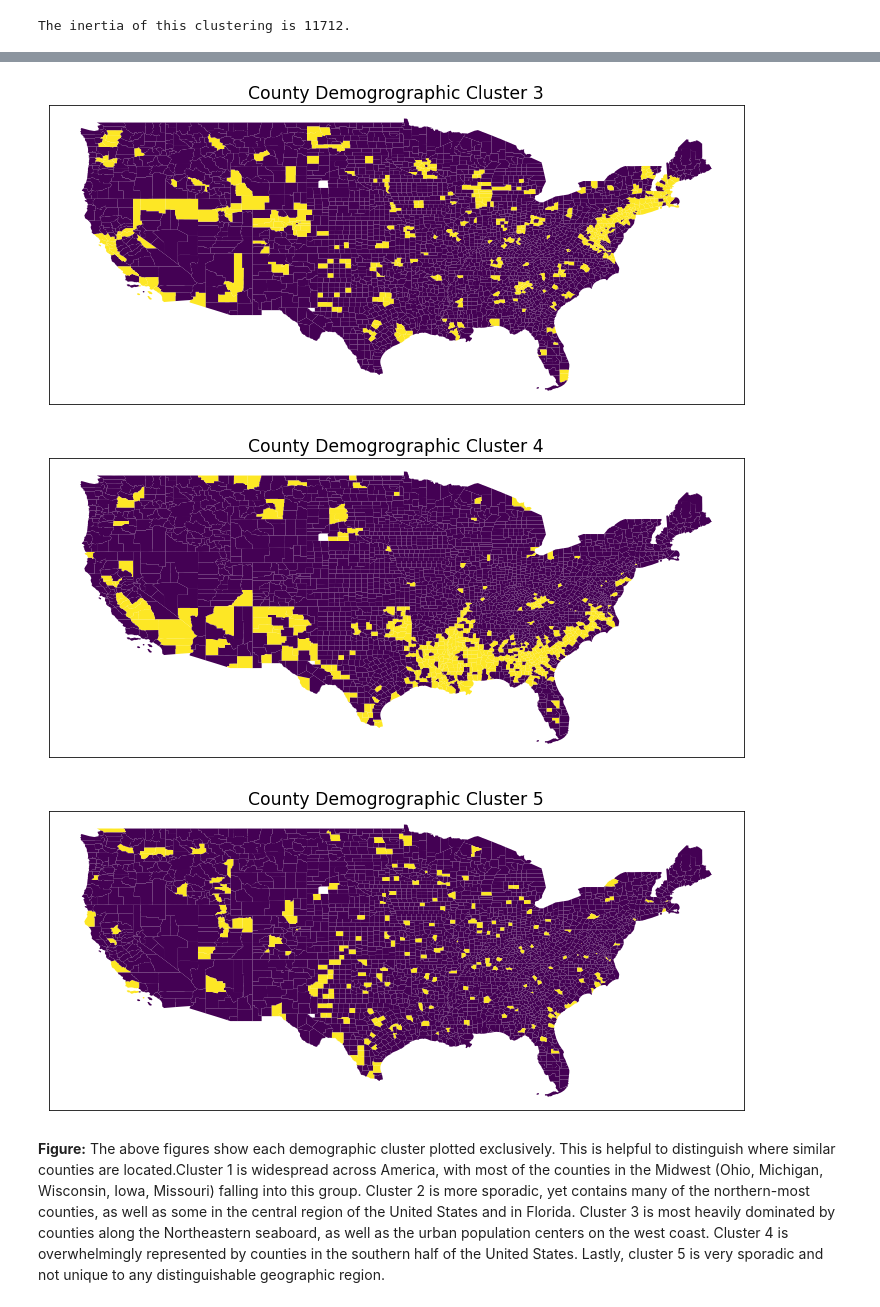
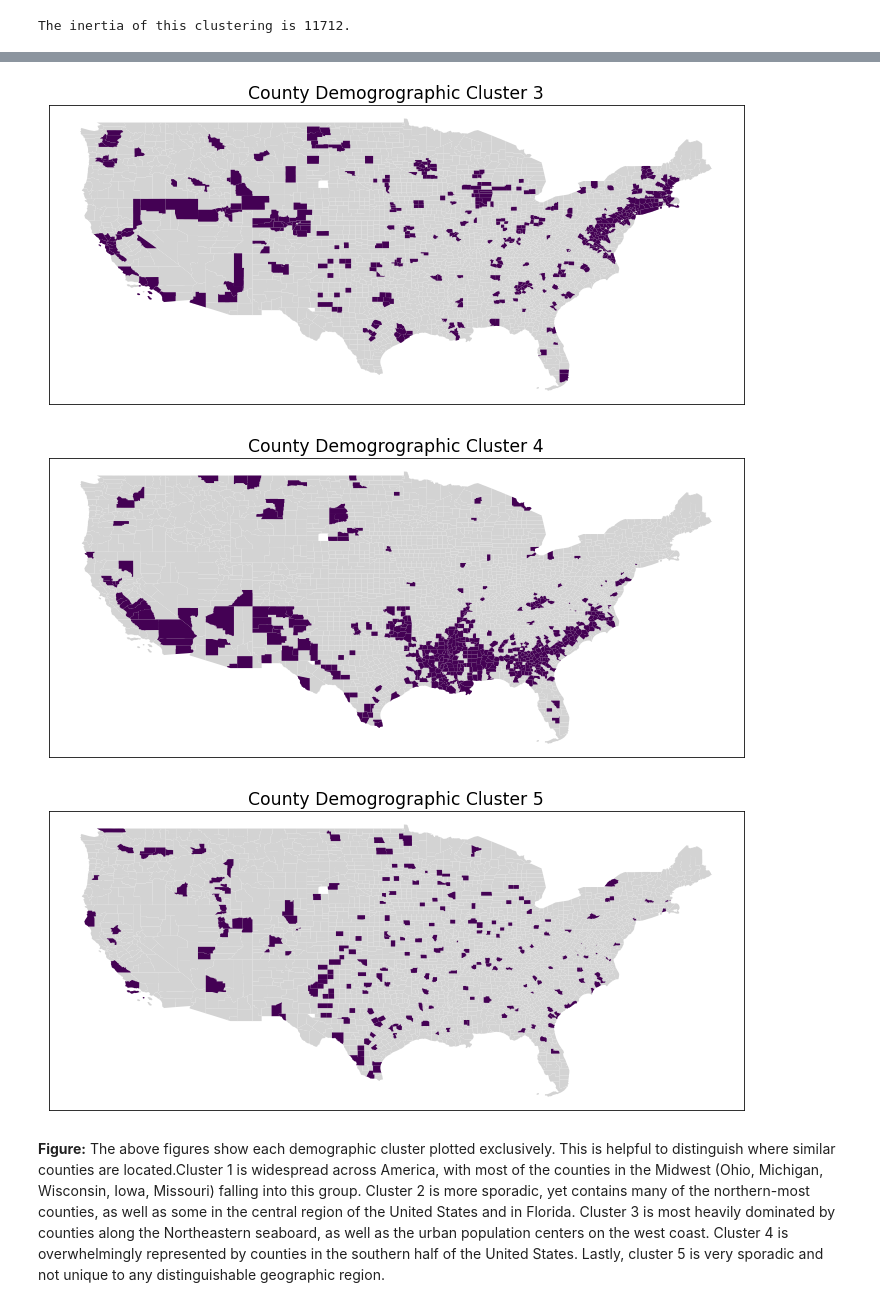
Before and after one commit to DesiPilla/demographics-voterid-turnout, a Jupyter notebook: Data_Analysis.ipynb, the cells around one changed output, grey strips where cells are left out. Saved outputs shown, nothing was run; the diff lists cells and outputs as text; code cells hidden in the pictures.

```diff
--- a/Data_Analysis.ipynb
+++ b/Data_Analysis.ipynb
@@ -342,5 +398,5 @@ we reject null hypothesis
 # %%
-def geoplot_categorical(gdf, col, title="", legend_kwds={'loc':'lower left', 'bbox_to_anchor':(0, 0), 'fontsize':'small'}, show_legend=True):
+def geoplot_categorical(gdf, col, title="", legend_kwds={'loc':'lower left', 'bbox_to_anchor':(0, 0), 'fontsize':'small'}, show_legend=True, fig=None, ax=None):
     """This function plots a categorical variable in a geopandas dataframe with
     an appropriately sized colorbar adjacent to it.
 
@@ -355,7 +411,9 @@ def geoplot_categorical(gdf, col, title="", legend_kwds={'loc':'lower left', 'bb
         -'fontsize'
     """
     # Make figure, axis, and plot it
-    fig, ax = plt.subplots(figsize=(10, 10))
+    if not fig:
+        fig, ax = plt.subplots(figsize=(10, 10))
+
     gdf.plot(col, ax=ax, categorical=True, legend=True, cmap='viridis', legend_kwds=legend_kwds);
 
     # Remove axis ticks
@@ -368,7 +426,7 @@ def geoplot_categorical(gdf, col, title="", legend_kwds={'loc':'lower left', 'bb
         try:
             lbl.set_text(int(float(label_text)))
         except:
-            passz
+            pass
     if not show_legend:
         ax.get_legend().remove()
 
@@ -451,10 +509,11 @@ print('The inertia of this clustering is {0:.0f}.'.format(clust_1.inertia_))
 # %% [output]
 The inertia of this clustering is 11712.
 # %%
-data_no_ak['cluster'] = clust_1.predict(clust_cnty_st)
+data_mainland['cluster'] = data_no_ak[data_no_ak.state_abbr != 'HI'].cluster
 
 for i in range(clust_1.n_clusters):
-    data_mainland['cluster'] = (data_no_ak[data_no_ak.state_abbr != 'HI'].cluster == i).astype(int)
-    fig, ax = geoplot_categorical(data_mainland, 'cluster', title="County Demogrographic Cluster {0}".format(i+1), show_legend=False)
-    fig.savefig('/content/drive/My Drive/MLPP Project/Pictures/county_demographic_cluter_{0}.png'.format(i+1))
+    fig, ax = plt.subplots(figsize=(10, 10))
+    data_mainland.plot(color='lightgray', ax=ax)
+    fig, ax = geoplot_categorical(data_mainland[data_mainland['cluster'] == i], 'cluster', title="County Demogrographic Cluster {0}".format(i+1), fig=fig, ax=ax, show_legend=False)
+    fig.savefig('/content/drive/My Drive/MLPP Project/Pictures/county_demographic_turnout_cluter_{0}.png'.format(i+1))
 # %% [output]
@@ -463,5 +522,5 @@ for i in range(clust_1.n_clusters):
-[figure, old version]
+[figure, new version]
-[figure, old version]
+[figure, new version]
-[figure, old version]
+[figure, new version]
 # %% [markdown]
 **Figure:** The above figures show each demographic cluster plotted exclusively. This is helpful to distinguish where similar counties are located.Cluster 1 is widespread across America, with most of the counties in the Midwest (Ohio, Michigan, Wisconsin, Iowa, Missouri) falling into this group. Cluster 2 is more sporadic, yet contains many of the northern-most counties, as well as some in the central region of the United States and in Florida. Cluster 3 is most heavily dominated by counties along the Northeastern seaboard, as well as the urban population centers on the west coast. Cluster 4 is overwhelmingly represented by counties in the southern half of the United States. Lastly, cluster 5 is very sporadic and not unique to any distinguishable geographic region.
```
Also changed, not shown: parts of 5 cells of this notebook.
